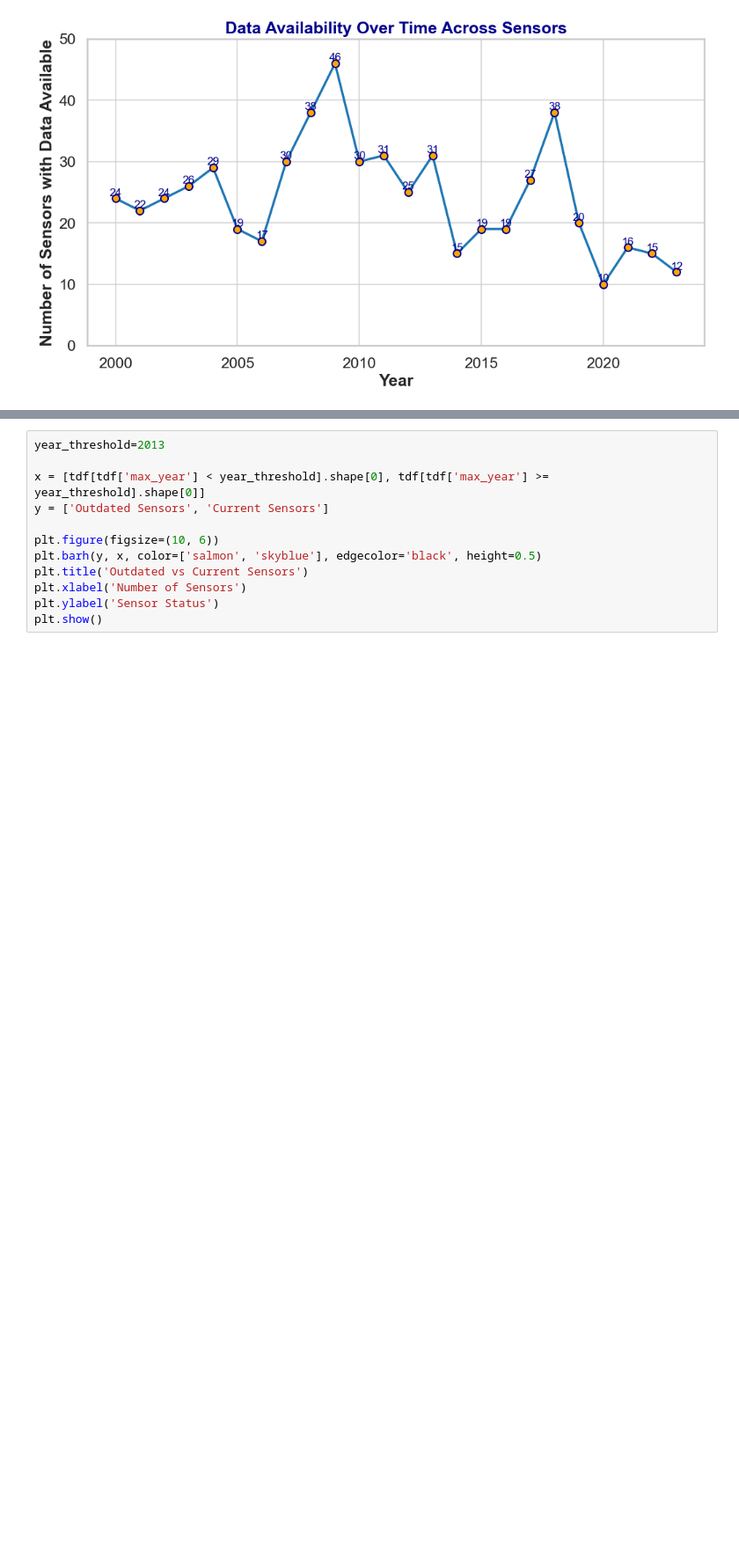
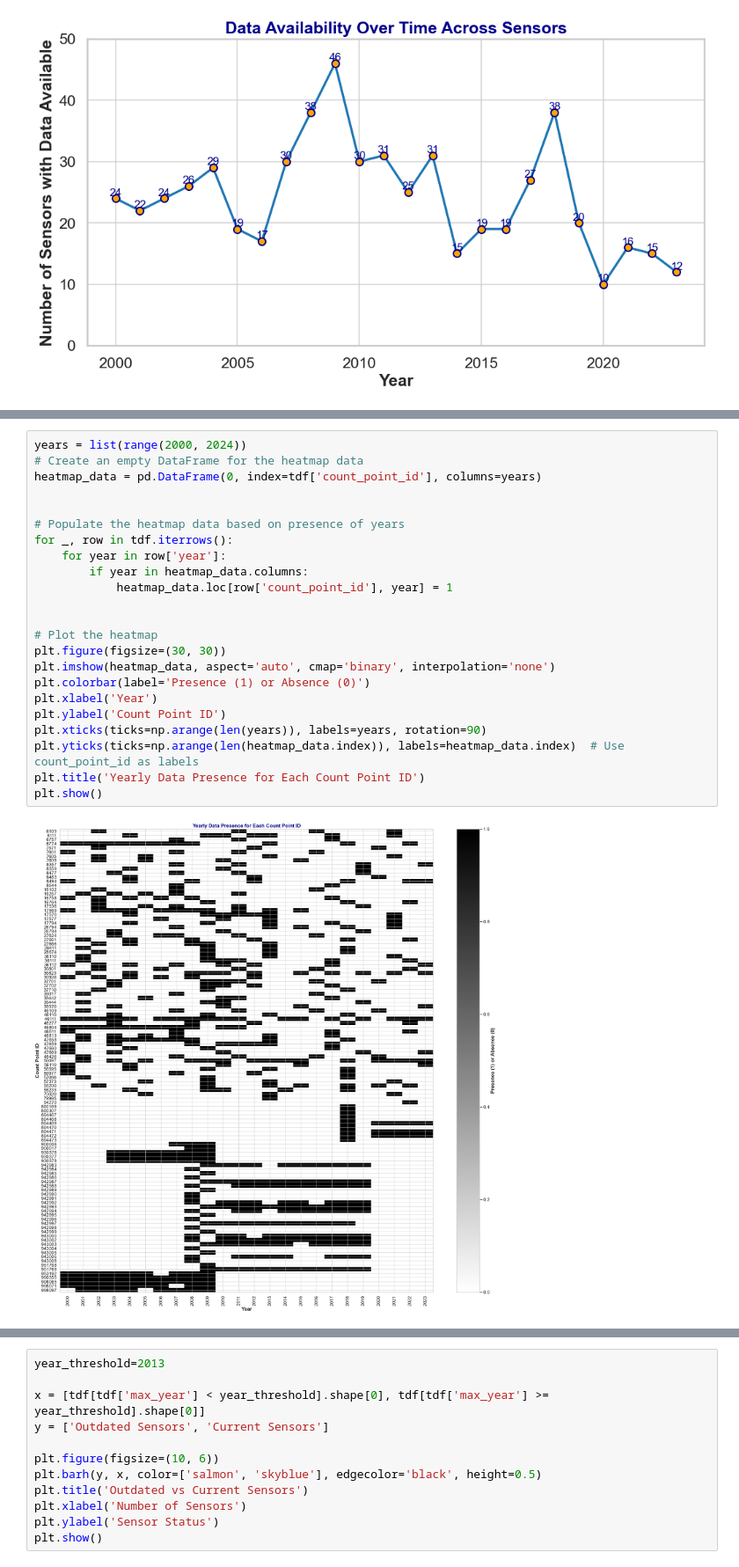
Before and after one commit to faraz-m-awan/traffic_congestion_modeling, a Jupyter notebook: traffic_congestion_modeling.ipynb, the cells around one changed output, grey strips where cells are left out. Shown at 88% size. Drawn from its saved outputs; the diff is of its cells as text; blank space fills up the shorter version.

```diff
--- a/traffic_congestion_modeling.ipynb
+++ b/traffic_congestion_modeling.ipynb
@@ -413 +441,26 @@ plt.show()
+# %%
+years = list(range(2000, 2024))
+# Create an empty DataFrame for the heatmap data
+heatmap_data = pd.DataFrame(0, index=tdf['count_point_id'], columns=years)
+
+
+# Populate the heatmap data based on presence of years
+for _, row in tdf.iterrows():
+    for year in row['year']:
+        if year in heatmap_data.columns:
+            heatmap_data.loc[row['count_point_id'], year] = 1
+
+
+# Plot the heatmap
+plt.figure(figsize=(30, 30))
+plt.imshow(heatmap_data, aspect='auto', cmap='binary', interpolation='none')
+plt.colorbar(label='Presence (1) or Absence (0)')
+plt.xlabel('Year')
+plt.ylabel('Count Point ID')
+plt.xticks(ticks=np.arange(len(years)), labels=years, rotation=90)
+plt.yticks(ticks=np.arange(len(heatmap_data.index)), labels=heatmap_data.index)  # Use count_point_id as labels
+plt.title('Yearly Data Presence for Each Count Point ID')
+plt.show()
+# %% [output]
+[figure, added]
 # %% [markdown]
```
Also changed, not shown: parts of 29 cells of this notebook.
